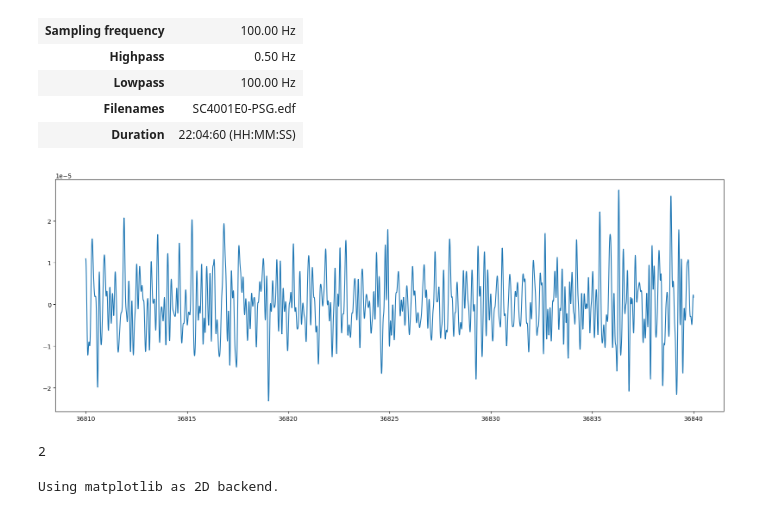
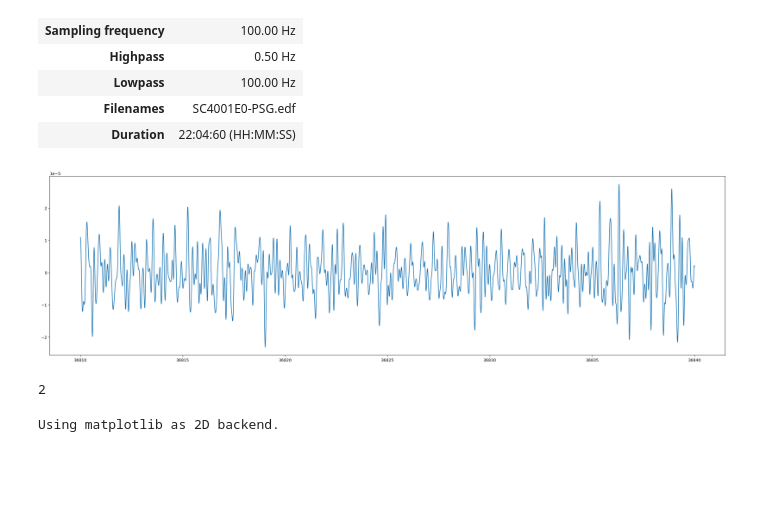
Before and after one commit to papekoja/72.75-ML, a Jupyter notebook: final/dataTest.ipynb, the cells around one changed output. Cells and saved outputs as stored; diff of their text form; code cells hidden in the pictures; blank space fills up the shorter version.

```diff
--- a/final/dataTest.ipynb
+++ b/final/dataTest.ipynb
@@ -78,33 +80,33 @@ Data
 # %%
 
 
 EPOCH_LENGTH = 30
 epoch = 1227
 epoch_start = int(epoch*EPOCH_LENGTH*fs)
 epoch_end = int((epoch + 1)*EPOCH_LENGTH*fs)
 
 
 # FILTRADO
 N = 5 # Orden del filtro
 wn = [1,10] # Frecuencias de corte del filtro
 sos = scipy.signal.butter(N, wn, btype = 'bandpass', output = 'sos', fs = fs) # Diseño el filtro
 filtrada = scipy.signal.sosfiltfilt(sos, EEG_Fpz_Cz) # Filtro la señal
 
 
-plt.figure(figsize=(20,7))
+plt.figure(figsize=(30,8))
 #plt.plot(t[epoch_start:epoch_end] ,EEG_Fpz_Cz[epoch_start:epoch_end])
 plt.plot(t[epoch_start:epoch_end] ,filtrada[epoch_start:epoch_end])
 plt.show()
 
 
 
 start_datetime = psg_data.info['meas_date']
 a = psg_data.annotations.copy().crop(
     start_datetime.timestamp() + epoch * EPOCH_LENGTH,
     start_datetime.timestamp() + epoch * EPOCH_LENGTH + EPOCH_LENGTH)
 print(len(a))
 # %% [output]
-[figure, old version]
+[figure, new version]
 2
 # %%
 psg_data.plot(start = epoch*EPOCH_LENGTH, duration = EPOCH_LENGTH)
```
Also changed, not shown: parts of 2 cells of this notebook, 2 other files.
